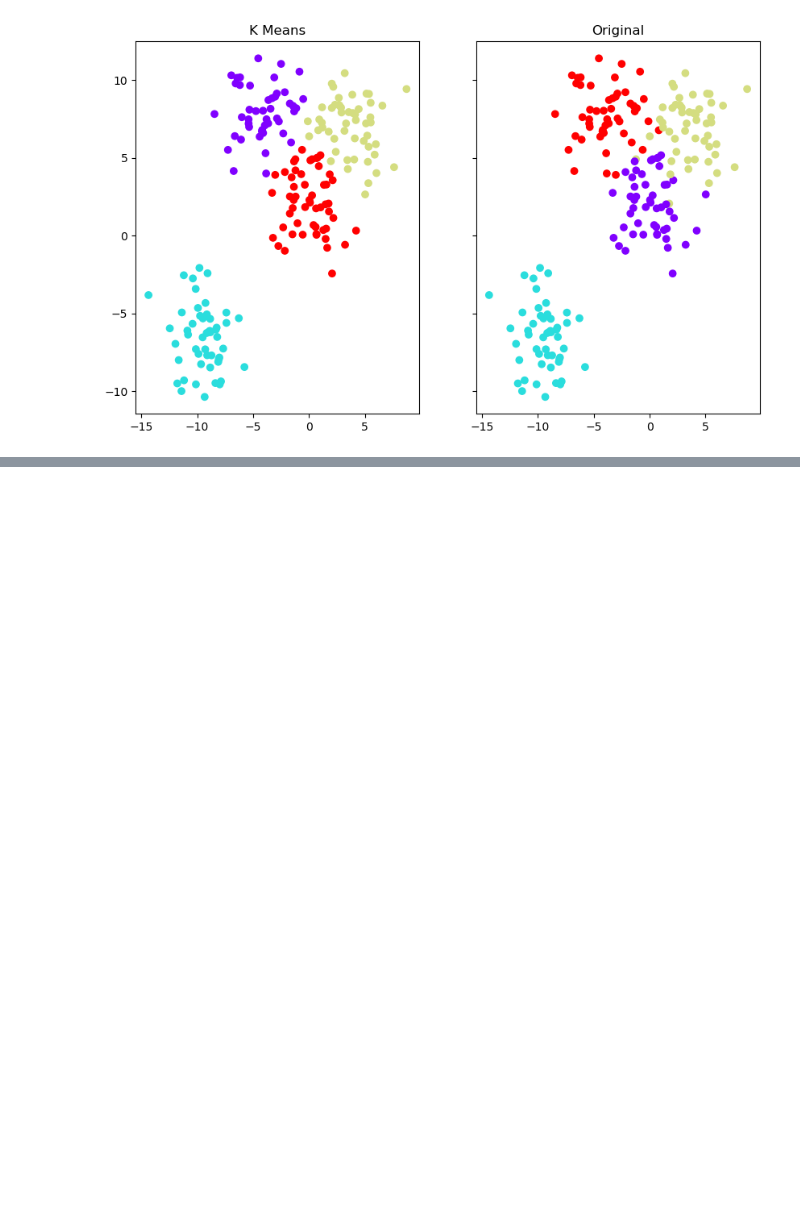
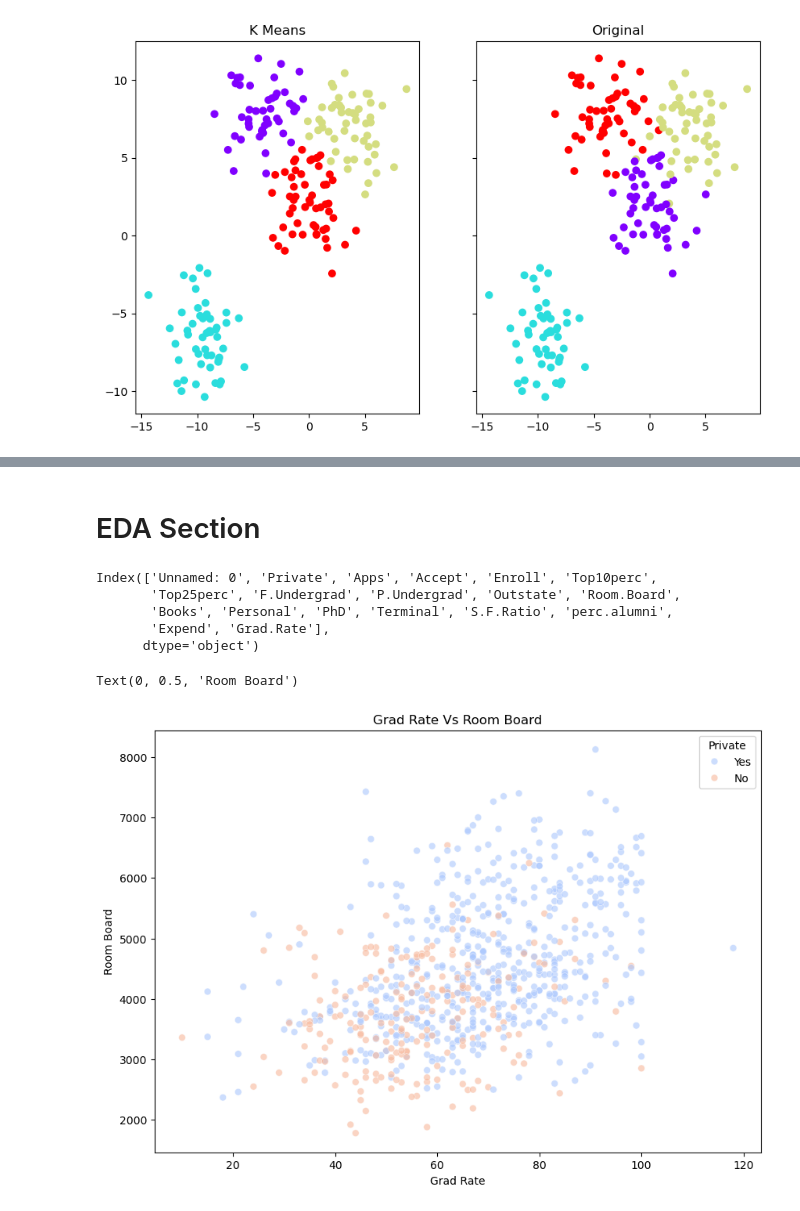
Before and after one commit to Malinda1/machine-learning_course_01, a Jupyter notebook: K_Mean_Clustering/K_Mean_Clustering_classification.ipynb, the cells around one changed output, grey strips where cells are left out. Cells and saved outputs as stored; diff of their text form; code cells hidden in the pictures; blank space fills up the shorter version.

```diff
--- a/K_Mean_Clustering/K_Mean_Clustering_classification.ipynb
+++ b/K_Mean_Clustering/K_Mean_Clustering_classification.ipynb
@@ -79,0 +89,3 @@ ax2.scatter(
+# %%
+data_02 = pd.read_csv(f'College_Data', index_col = 0)
+data_v2 = data_02.copy()
@@ -79,0 +133,26 @@ ax2.scatter(
+# %% [markdown]
+# EDA Section
+# %%
+data_v2.columns
+# %% [output]
+Index(['Unnamed: 0', 'Private', 'Apps', 'Accept', 'Enroll', 'Top10perc',
+       'Top25perc', 'F.Undergrad', 'P.Undergrad', 'Outstate', 'Room.Board',
+       'Books', 'Personal', 'PhD', 'Terminal', 'S.F.Ratio', 'perc.alumni',
+       'Expend', 'Grad.Rate'],
+      dtype='object')
+# %%
+plt.figure(figsize = (10, 7))
+sns.scatterplot(
+    data = data_v2,
+    x = 'Grad.Rate', y = 'Room.Board',
+    hue = 'Private',
+    palette = 'coolwarm',
+    s = 40,
+    alpha = 0.6
+)
+plt.title('Grad Rate Vs Room Board')
+plt.xlabel('Grad Rate')
+plt.ylabel('Room Board')
+# %% [output]
+Text(0, 0.5, 'Room Board')
+[figure, added]
```
Also changed, not shown: parts of 16 cells of this notebook.
